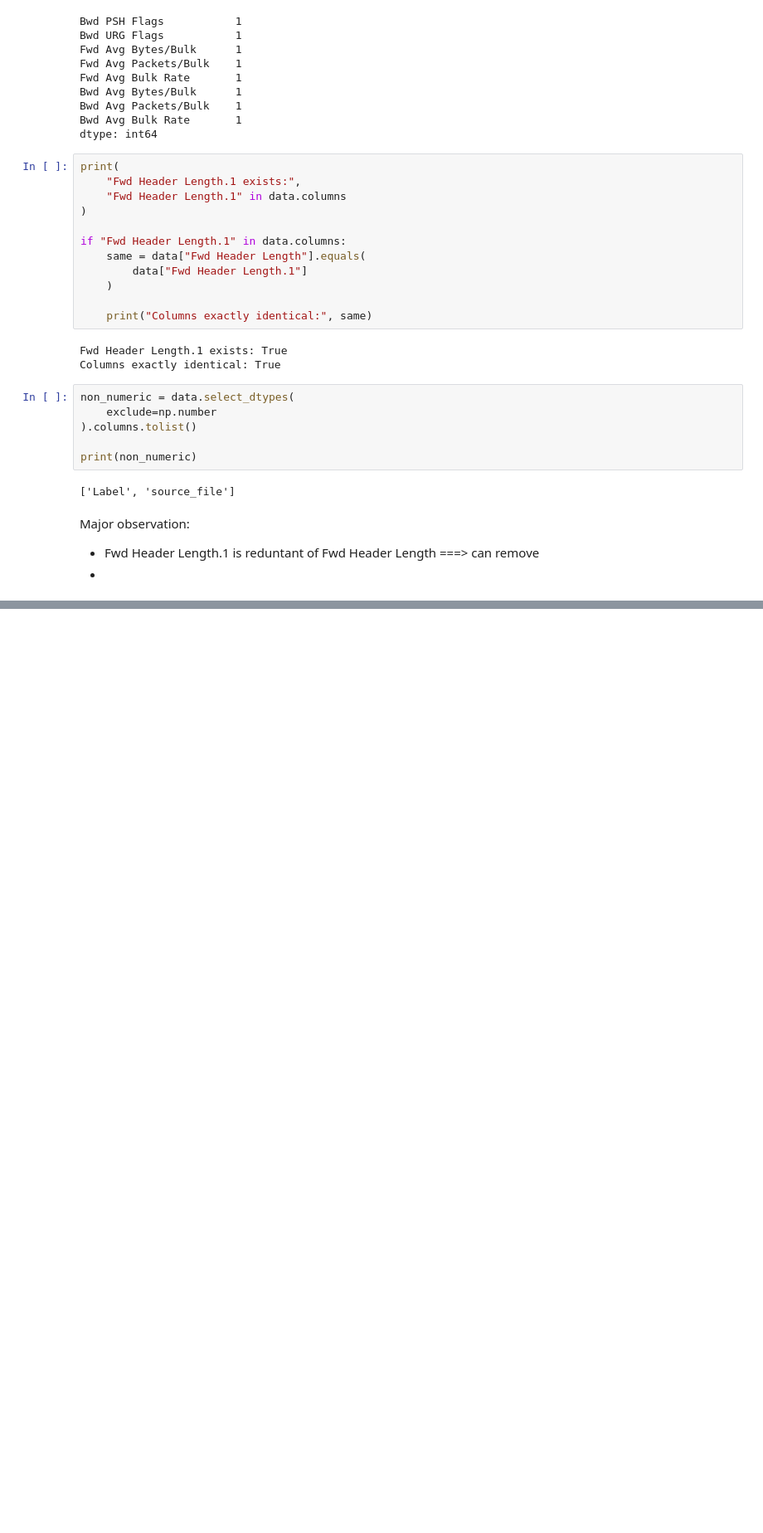
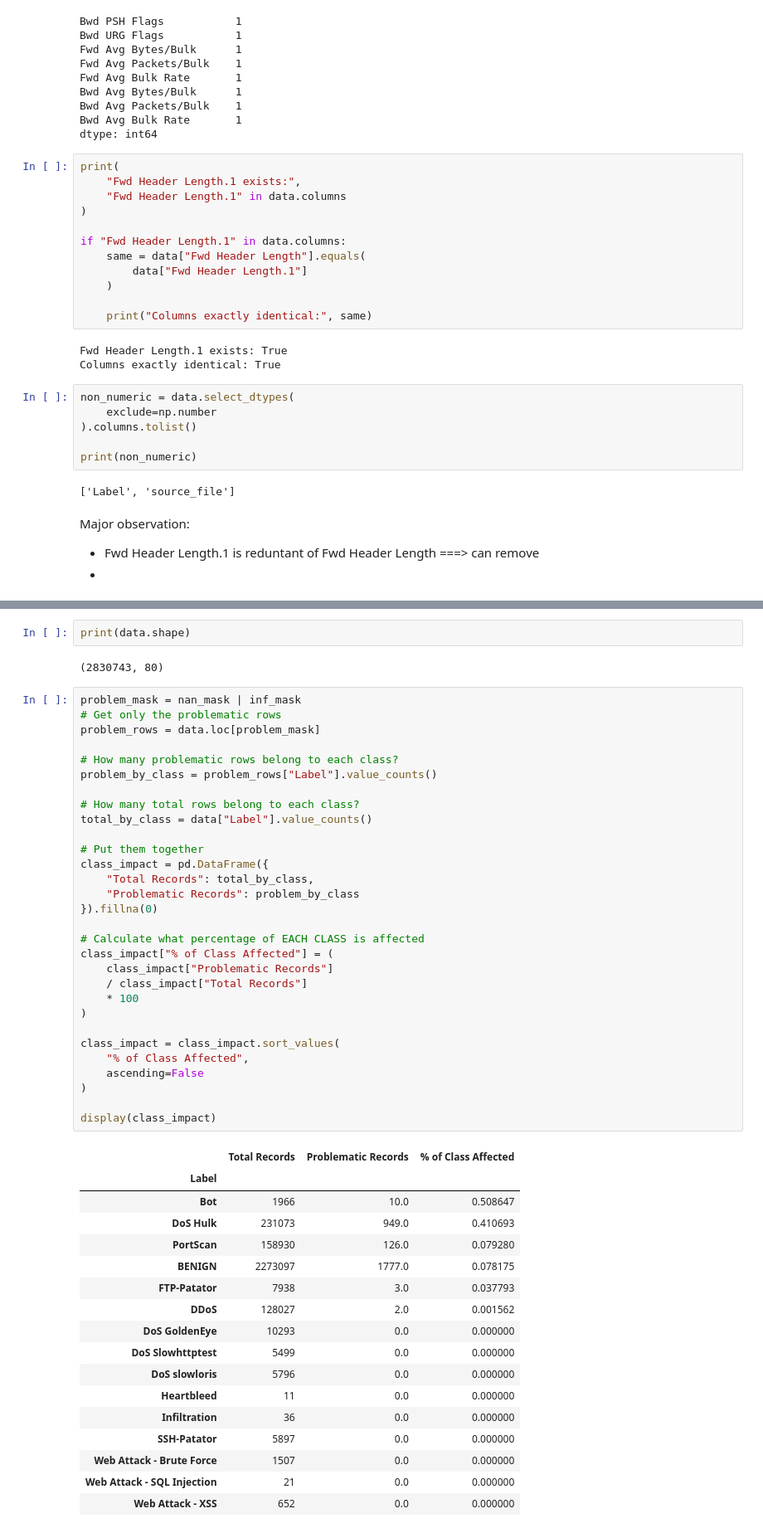
Before and after one commit to harshita-kode/Hybrid-Network-Intrusion-Detection, a Jupyter notebook: notebooks/exploration/data_exploration.ipynb, the cells around one changed output, grey strips where cells are left out. Shown at 83% size. Saved outputs shown, nothing was run; the diff lists cells and outputs as text; blank space fills up the shorter version.

```diff
--- a/notebooks/exploration/data_exploration.ipynb
+++ b/notebooks/exploration/data_exploration.ipynb
@@ -425,0 +519,52 @@ Major observation:
+# %%
+print(data.shape)
+# %% [output]
+(2830743, 80)
+# %%
+problem_mask = nan_mask | inf_mask
+# Get only the problematic rows
+problem_rows = data.loc[problem_mask]
+
+# How many problematic rows belong to each class?
+problem_by_class = problem_rows["Label"].value_counts()
+
+# How many total rows belong to each class?
+total_by_class = data["Label"].value_counts()
+
+# Put them together
+class_impact = pd.DataFrame({
+    "Total Records": total_by_class,
+    "Problematic Records": problem_by_class
+}).fillna(0)
+
+# Calculate what percentage of EACH CLASS is affected
+class_impact["% of Class Affected"] = (
+    class_impact["Problematic Records"]
+    / class_impact["Total Records"]
+    * 100
+)
+
+class_impact = class_impact.sort_values(
+    "% of Class Affected",
+    ascending=False
+)
+
+display(class_impact)
+# %% [output]
+|  | Total Records | Problematic Records | % of Class Affected |
+| Label |  |  |  |
+| Bot | 1966 | 10.0 | 0.508647 |
+| DoS Hulk | 231073 | 949.0 | 0.410693 |
+| PortScan | 158930 | 126.0 | 0.079280 |
+| BENIGN | 2273097 | 1777.0 | 0.078175 |
+| FTP-Patator | 7938 | 3.0 | 0.037793 |
+| DDoS | 128027 | 2.0 | 0.001562 |
+| DoS GoldenEye | 10293 | 0.0 | 0.000000 |
+| DoS Slowhttptest | 5499 | 0.0 | 0.000000 |
+| DoS slowloris | 5796 | 0.0 | 0.000000 |
+| Heartbleed | 11 | 0.0 | 0.000000 |
+| Infiltration | 36 | 0.0 | 0.000000 |
+| SSH-Patator | 5897 | 0.0 | 0.000000 |
+| Web Attack - Brute Force | 1507 | 0.0 | 0.000000 |
+| Web Attack - SQL Injection | 21 | 0.0 | 0.000000 |
+| Web Attack - XSS | 652 | 0.0 | 0.000000 |
```
Also changed, not shown: parts of 50 cells of this notebook, 3 other files.
